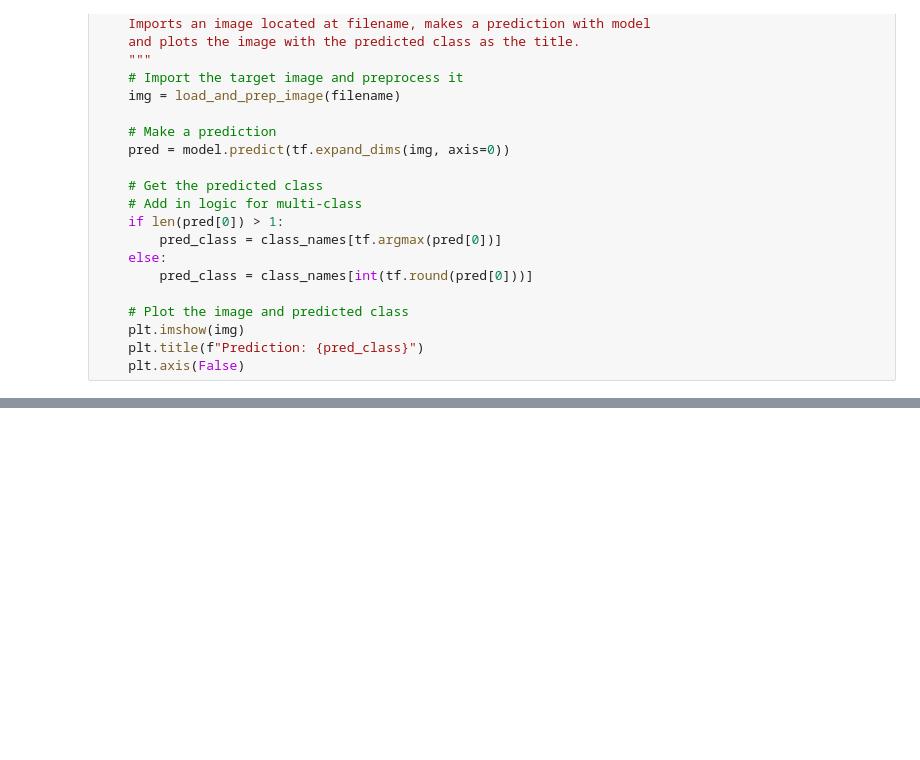
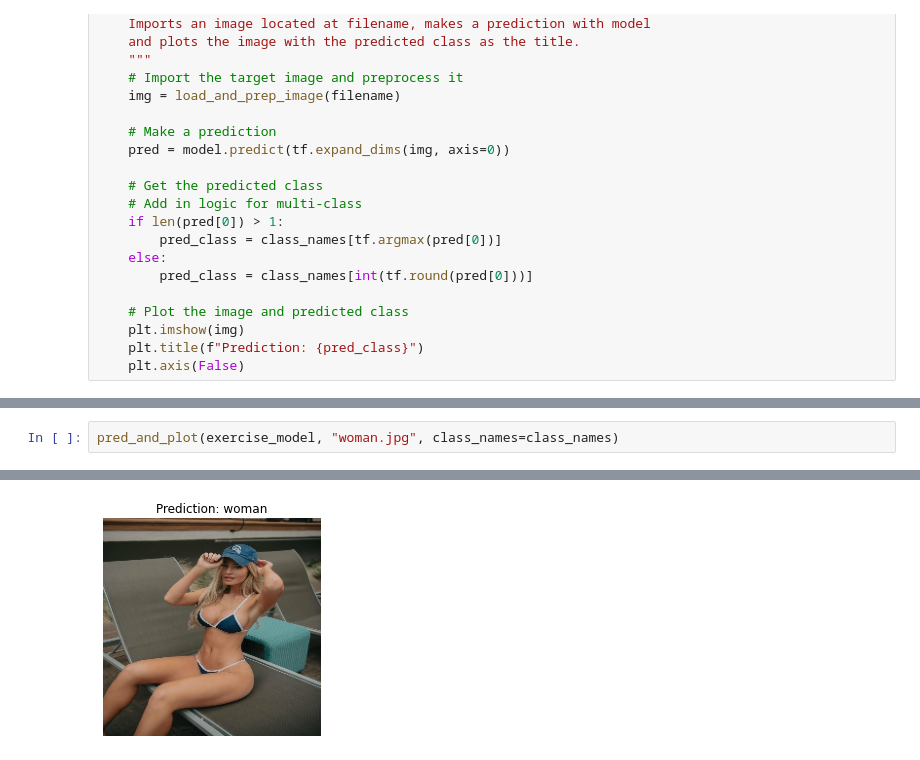
Before and after one commit to Himske/TensorFlow_Developer, a Jupyter notebook: 03_convolutional_neural_networks_in_tensorflow.ipynb, the cells around one changed output, grey strips where cells are left out. Drawn from its saved outputs; the diff is of its cells as text; blank space fills up the shorter version.

```diff
--- a/03_convolutional_neural_networks_in_tensorflow.ipynb
+++ b/03_convolutional_neural_networks_in_tensorflow.ipynb
@@ -1402,0 +1545,3 @@ pred_and_plot(model_10, "03-sushi.jpeg", class_names)
+# %%
+pred_and_plot(exercise_model, "woman.jpg", class_names=class_names)
+# %% [output]
@@ -1402,0 +1549 @@ pred_and_plot(model_10, "03-sushi.jpeg", class_names)
+[figure, added]
```
Also changed, not shown: parts of 46 cells of this notebook.
